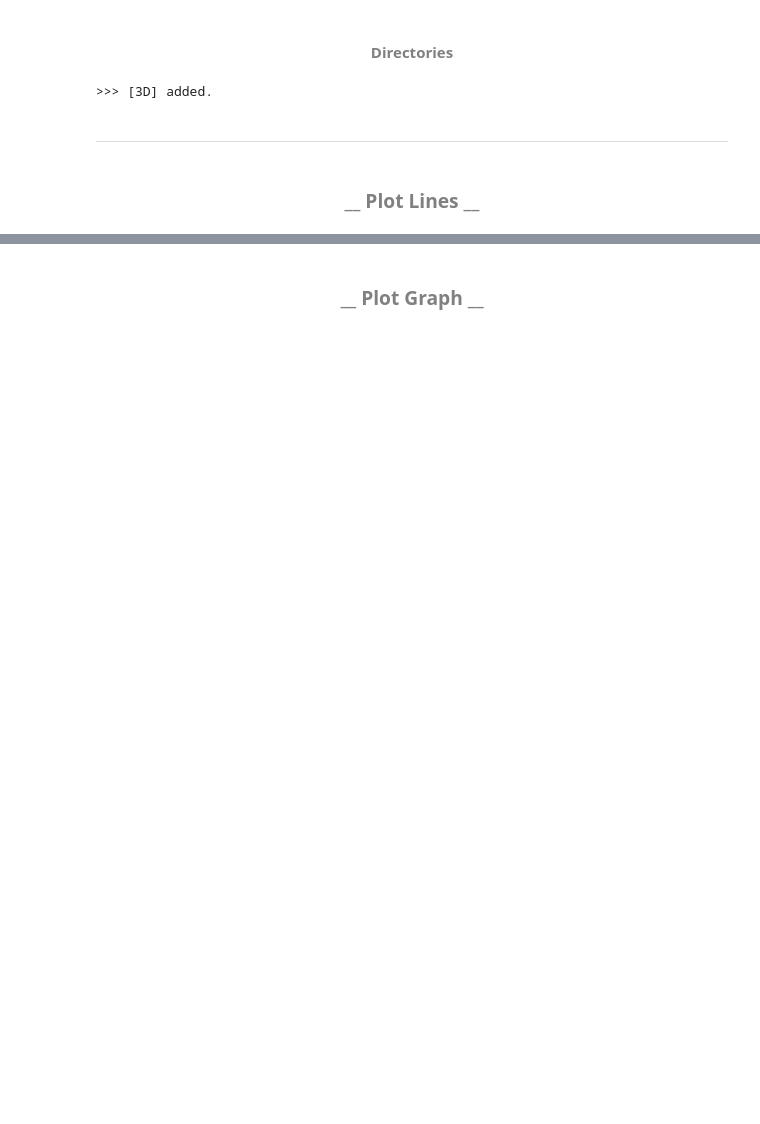
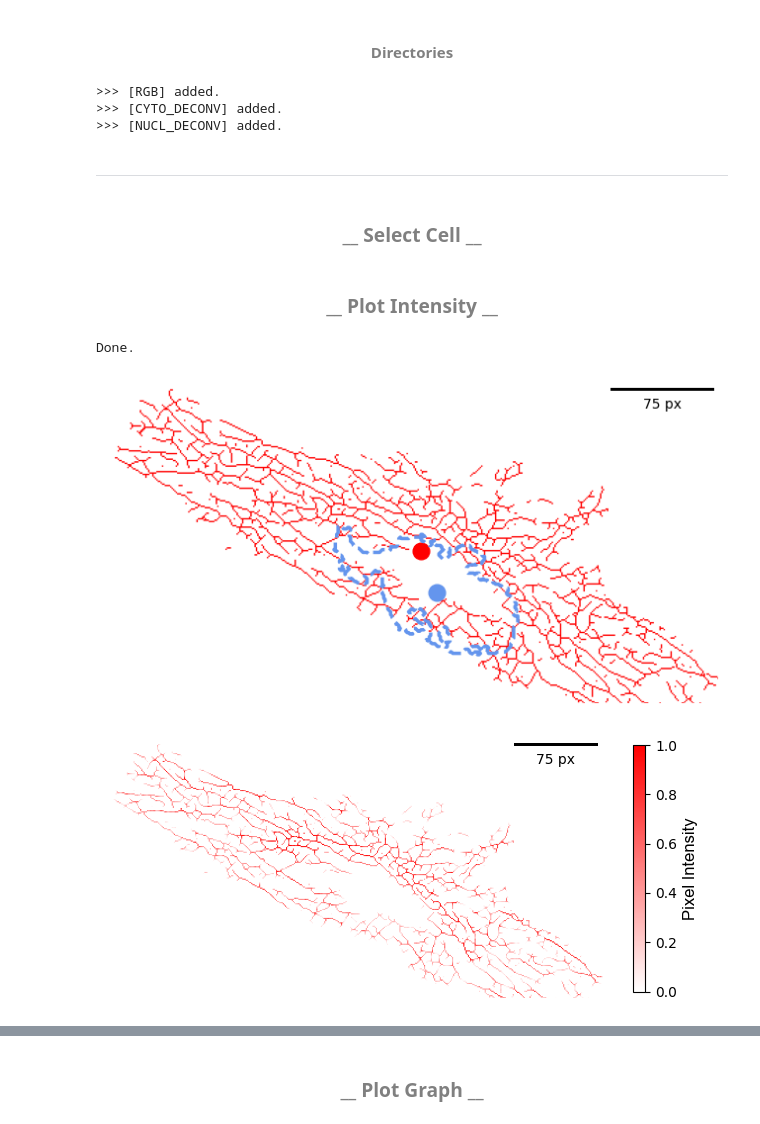
Before and after one commit to diogojfv/aTubulinOrganization, a Jupyter notebook: 0 - RESULTS ANALYSIS.ipynb, the cells around one changed output, grey strips where cells are left out. Drawn from its saved outputs; the diff is of its cells as text; code cells hidden in the pictures; blank space fills up the shorter version.

```diff
--- a/0 - RESULTS ANALYSIS.ipynb
+++ b/0 - RESULTS ANALYSIS.ipynb
@@ -91,21 +84,32 @@ model3d.py (275): distutils Version classes are deprecated. Use packaging.versio
 #### <center><font color='grey'>Directories</font></center>
 # %%
 ### DATASET #1 (2D)
-#folder    = os.getcwd() + "\\Datasets\\Set 1-a-tubulin_Sofia"
-#options   = ["RGB","CYTO_DECONV","NUCL_DECONV"]
+folder    = os.path.dirname(os.getcwd()) + "\\Datasets\\Set 1-a-tubulin_Sofia"
+options   = ["RGB","CYTO_DECONV","NUCL_DECONV"]
 
 ### DATASET #2 (3D)
-folder    = os.getcwd() + "\\Datasets\\Set 3D"
-options   = ["3D"]
+#folder    = os.path.dirname(os.getcwd()) + "\\Datasets\\Set 3D"
+#options   = ["3D"]
+
+### DATASET #3 (Soraia)
+# folder    = os.path.dirname(os.getcwd()) + "\\Datasets\\Soraia"
+# options   = ["3D"]
+
+### DATASET #4 (Inês)
+# folder    = os.path.dirname(os.getcwd()) + "\\Datasets\\Ines"
+#options     = []
+
 
 data = init_import(folder,options)
-#data['NUCL_PRE'] = pd.read_pickle(os.getcwd() + ".//NUCL_PRE_2D_Contour_otsulist_area600_3fev.pkl") # pd.read_pickle(os.getcwd() + "\\NUCL_PRE_2D_StarDist.pkl") #
-#data['CYTO_PRE'] = pd.read_pickle(os.getcwd() + "\\CYTO_PRE.pkl")
+data['NUCL_PRE'] = pd.read_pickle(folder + "\\NUCL_PRE\\NUCL_PRE.pkl") # pd.read_pickle(os.getcwd() + "\\NUCL_PRE_2D_StarDist.pkl") #
+data['CYTO_PRE'] = pd.read_pickle(folder + "\\CYTO_PRE\\CYTO_PRE.pkl")
 
-ResultsDF = pd.read_pickle(".//ResultsDF_LSD_Last2.p")
+ResultsDF = pd.read_pickle(folder + "//ResultsDF_try.pkl")
 # %% [output]
->>> [3D] added.
+>>> [RGB] added.
+>>> [CYTO_DECONV] added.
+>>> [NUCL_DECONV] added.
 # %% [markdown]
 ---------------------------------------------
 # %% [markdown]
-### <center><font color='grey'>__ Plot Lines __</font></center>
+### <center><font color='grey'>__ Select Cell __</font></center>
@@ -190,0 +116,10 @@ print('line_plotter')
+# %%
+cell = 0
+# %% [markdown]
+### <center><font color='grey'>__ Plot Intensity __</font></center>
+# %%
+intensity_plotter(ResultsRow=ResultsDF.loc[cell],data=data,save=False)
+# %% [output]
+Done.
+[figure, added]
+[figure, added]
```
Also changed, not shown: parts of 6 cells of this notebook, 4 other files.
